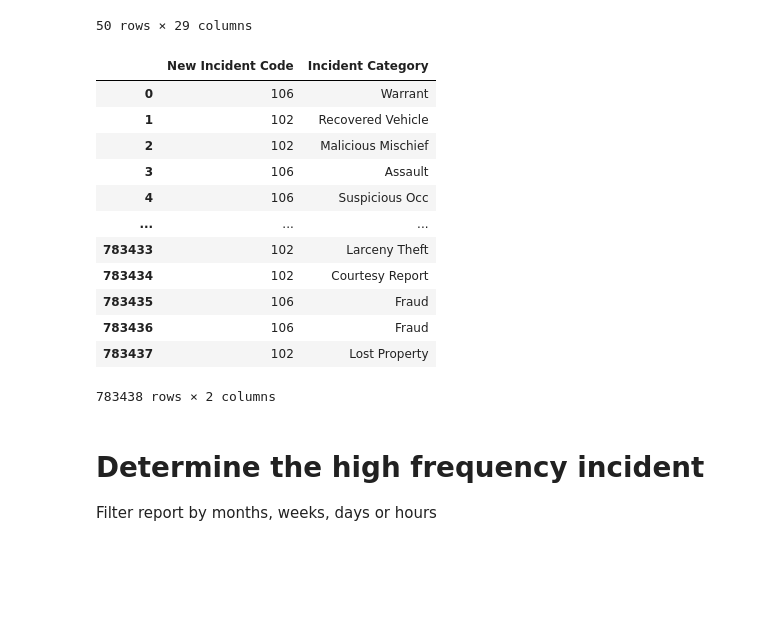
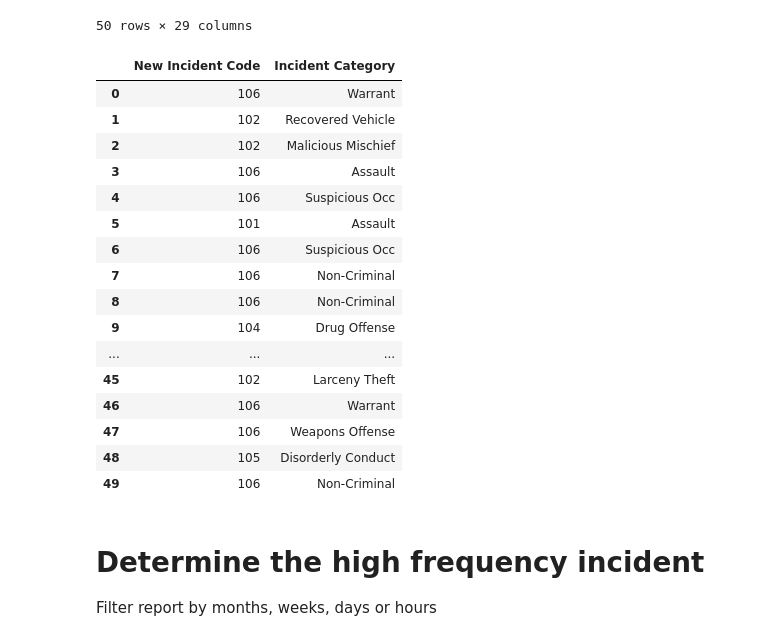
Before and after one commit to rabellan/SafetyNet, a Jupyter notebook: safetynet_sf_crimedata.ipynb, the cells around one changed output. Saved outputs shown, nothing was run; the diff lists cells and outputs as text; code cells hidden in the pictures; blank space fills up the shorter version.

```diff
--- a/safetynet_sf_crimedata.ipynb
+++ b/safetynet_sf_crimedata.ipynb
@@ -278,21 +278,25 @@ display(crimedata_df.head(50))
 # %%
 # Create dataframe of New Incident ID corresponding to various Incident Descriptions
 new_crimedata_df= crimedata_df[['New Incident Code','Incident Category']]
-new_crimedata_df
+new_crimedata_df.head(50)
 # %% [output]
 |  | New Incident Code | Incident Category |
 | 0 | 106 | Warrant |
 | 1 | 102 | Recovered Vehicle |
 | 2 | 102 | Malicious Mischief |
 | 3 | 106 | Assault |
 | 4 | 106 | Suspicious Occ |
+| 5 | 101 | Assault |
+| 6 | 106 | Suspicious Occ |
+| 7 | 106 | Non-Criminal |
+| 8 | 106 | Non-Criminal |
+| 9 | 104 | Drug Offense |
 | ... | ... | ... |
-| 783433 | 102 | Larceny Theft |
-| 783434 | 102 | Courtesy Report |
-| 783435 | 106 | Fraud |
-| 783436 | 106 | Fraud |
-| 783437 | 102 | Lost Property |
+| 45 | 102 | Larceny Theft |
+| 46 | 106 | Warrant |
+| 47 | 106 | Weapons Offense |
+| 48 | 105 | Disorderly Conduct |
+| 49 | 106 | Non-Criminal |
-783438 rows × 2 columns
 # %%
 # Let's save the DataFrame of the new categories to a csv file for further analysis
 # NOTE:  There are Incident Codes, like 72000, Non-criminal that was not included in the new categorization
```
Also changed, not shown: parts of 10 cells of this notebook, 2 other files.
